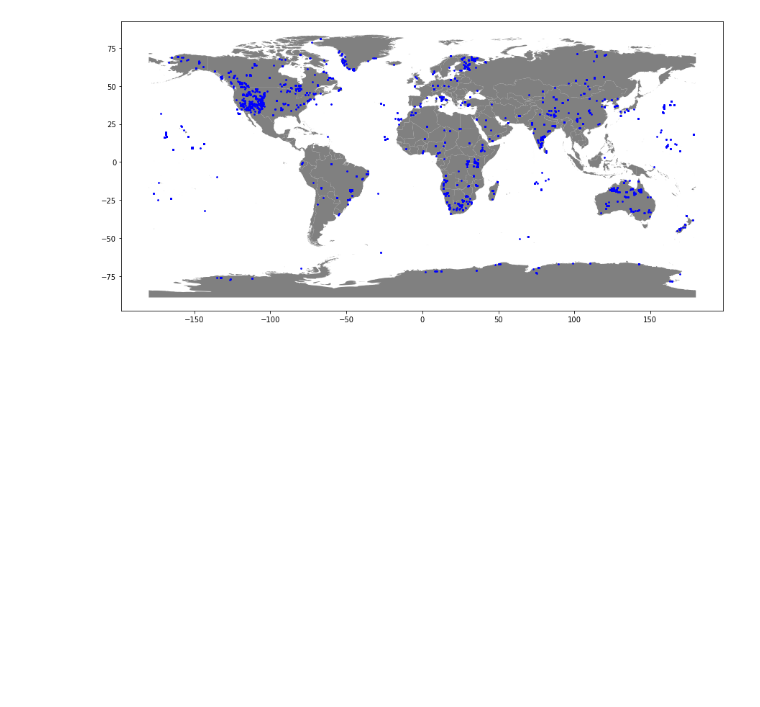
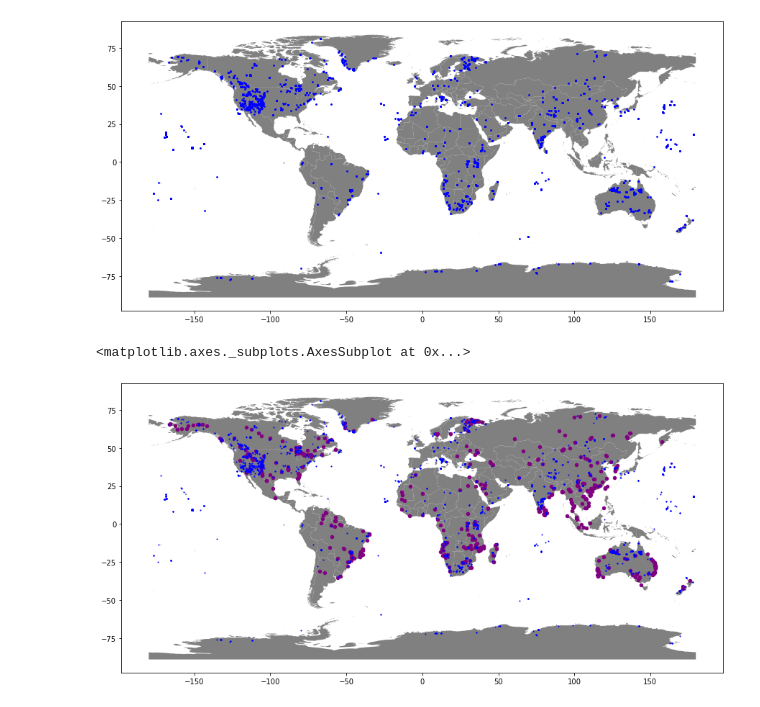
Before and after one commit to jnorman74/Rare_Earth_Metal_Mining, a Jupyter notebook: Exploratory.ipynb, the cells around one changed output. Cells and saved outputs as stored; diff of their text form; code cells hidden in the pictures; blank space fills up the shorter version.

```diff
--- a/Exploratory.ipynb
+++ b/Exploratory.ipynb
@@ -326,3 +334,25 @@ geo_df[geo_df['rare_earth_predict']==1].plot(ax=ax, markersize=3, color="blue",
 # %% [output]
 <matplotlib.axes._subplots.AxesSubplot at 0x...>
 [figure]
+# %%
+#add another dataset
+#https://mrdata.usgs.gov/ree/
+#known rare earth mines or deposits with latititude & longitude in a csv file from usgs
+deposits = pd.read_csv('Deposits.csv' )
+# %%
+#create geometry points with lat & long
+geometry2 = [Point(xy) for xy in zip(deposits["longitude"], deposits["latitude"])]
+geometry2[:3]
+#crs = coordinated reference system
+crs = {'init': 'epsg:4326'}
+geo_df2=gpd.GeoDataFrame(deposits, crs=crs, geometry = geometry2)
+# %%
+#df2 is known deposits  (purple)
+#blue dots are additional potential deposits from this analysis
+fig,ax=plt.subplots(figsize=(15,15))
+map.plot(ax=ax, color="grey")
+geo_df2[geo_df2['latitude']>-1000].plot(ax=ax, markersize=20, color="purple", marker='o')
+geo_df[geo_df['rare_earth_predict']==1].plot(ax=ax, markersize=1, color="blue", marker ="o")
+# %% [output]
+<matplotlib.axes._subplots.AxesSubplot at 0x...>
+[figure, added]
```
Also changed, not shown: parts of 10 cells of this notebook.
